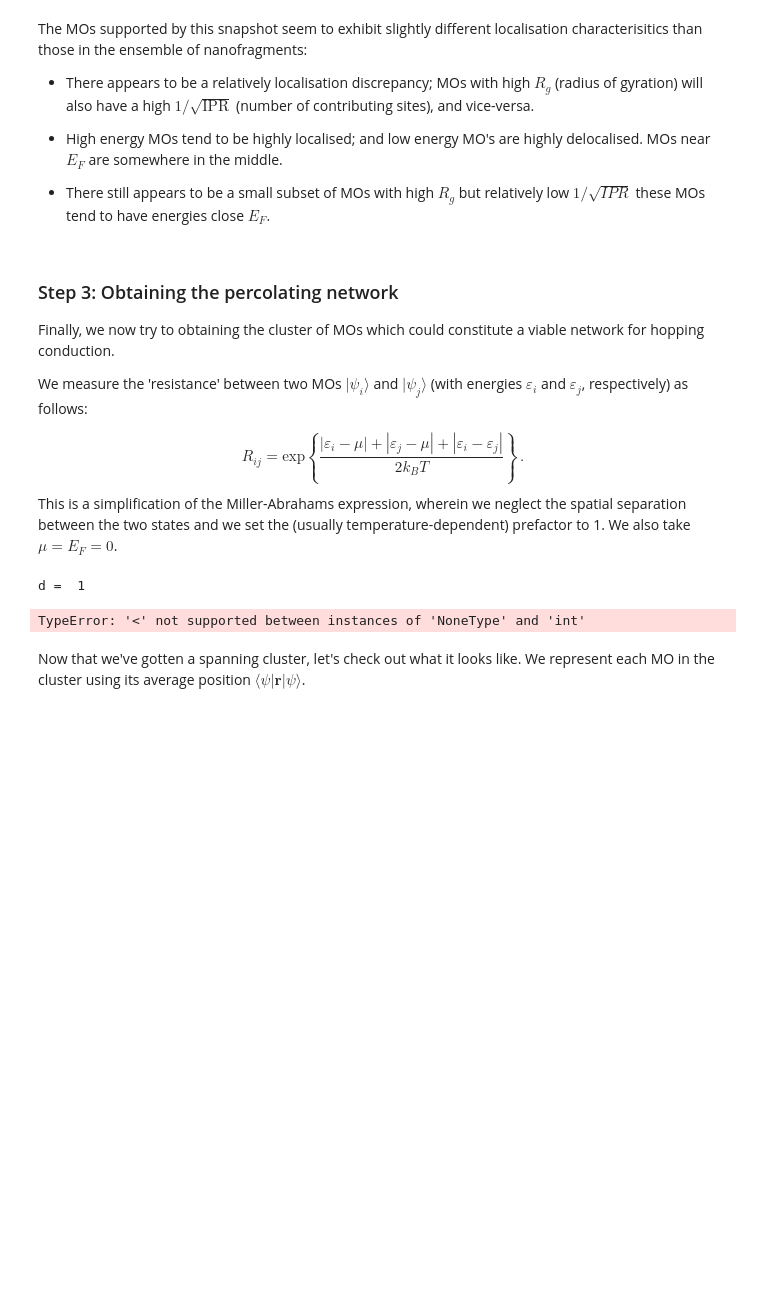
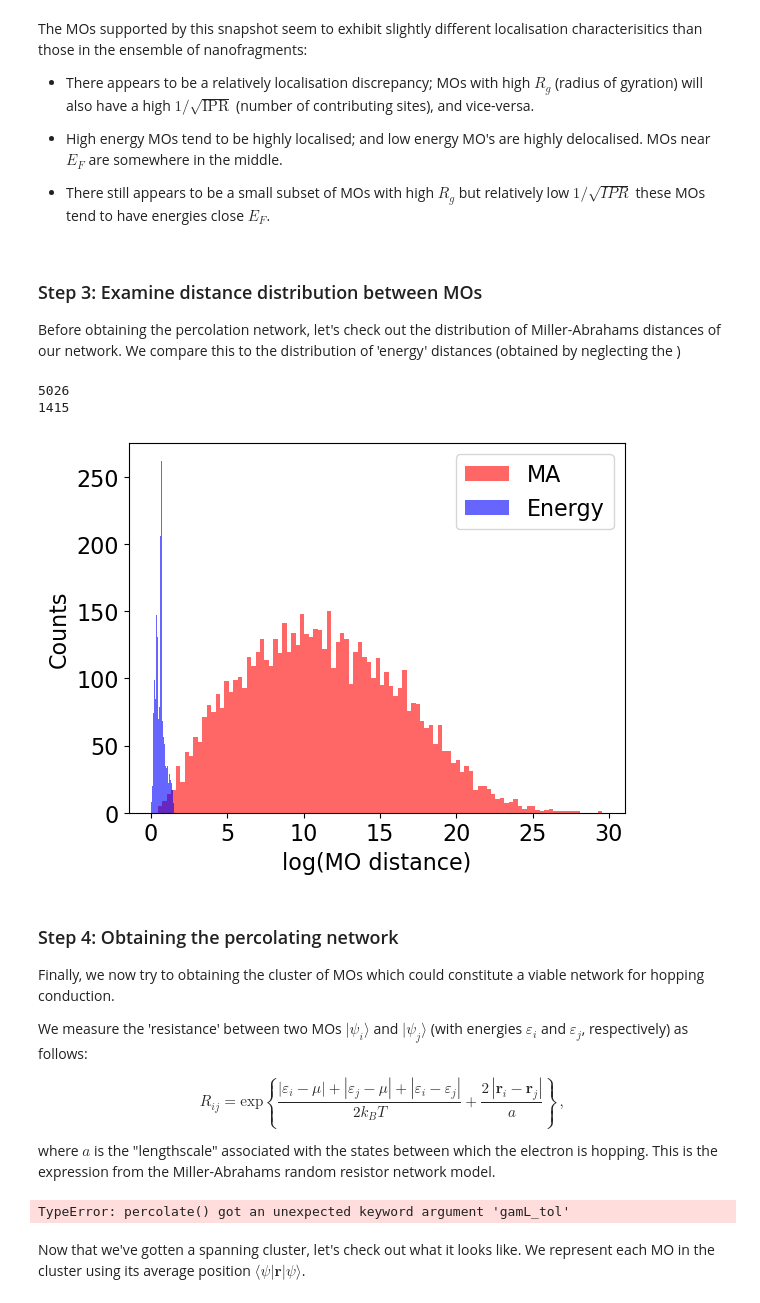
Before and after one commit to ngastellu/percolate_mac, a Jupyter notebook: proof_of_concept.ipynb, the cells around one changed output. Drawn from its saved outputs; the diff is of its cells as text; code cells hidden in the pictures; blank space fills up the shorter version.

```diff
--- a/proof_of_concept.ipynb
+++ b/proof_of_concept.ipynb
@@ -135,25 +167,53 @@ The MOs supported by this snapshot seem to exhibit slightly different localisati
 * High energy MOs tend to be highly localised; and low energy MO's are highly delocalised. MOs near $E_F$ are somewhere in the middle.
 
 * There still appears to be a small subset of MOs with high $R_g$ but relatively low $1/\sqrt{IPR}$ these MOs tend to have energies close $E_F$.
+# %% [markdown]
+### Step 3: Examine distance distribution between MOs
+
+Before obtaining the percolation network, let's check out the distribution of Miller-Abrahams distances of our network. We compare this to the distribution of 'energy' distances (obtained by neglecting the )
+# %%
+from percolate import dArray_MA, dArray_energy
+
+coms = qcm.MO_com(pos, M)
+
+distMA = dArray_MA(energies,coms,300, a0=30)
+distE = dArray_energy(energies,300)
+print((distMA > 1e3).sum())
+print((distMA <= 1e3).sum())
+
+fig, ax = plt.subplots()
+
+plt_utils.histogram(np.log(distMA),nbins=100,xlabel='log(MO distance)',show=False, normalised=False, plt_objs=(fig,ax),
+    plt_kwargs={'alpha': 0.6, 'color': 'r', 'label': 'MA'})
+plt_utils.histogram(np.log(distE),nbins=100,show=False, normalised=False, plt_objs=(fig,ax),
+    plt_kwargs={'alpha': 0.6, 'color': 'b', 'label': 'Energy'})
+plt.legend()
+#plt.axvline(x=np.mean(gamL) + 4*np.std(gamL), ymin=0, ymax=1, color='r', ls='--',lw=0.8)
+#plt.axvline(x=np.mean(gamR) + 4*np.std(gamR), ymin=0, ymax=1, color='b', ls='--',lw=0.8)
+plt.show()
+# %% [output]
+5026
+1415
+[figure, added]
 # %% [markdown]
-### Step 3: Obtaining the percolating network
+### Step 4: Obtaining the percolating network
 
 Finally, we now try to obtaining the cluster of MOs which could constitute a viable network for hopping conduction.
 
 We measure the 'resistance' between two MOs $|\psi_i\rangle$ and $|\psi_j\rangle$ (with energies $\varepsilon_i$ and $\varepsilon_j$, respectively) as follows:
 
 $$
-R_{ij} = \text{exp}\left\{\frac{|\varepsilon_i-\mu|+|\varepsilon_j-\mu| + |\varepsilon_i-\varepsilon_j|}{2k_{B}T}\right\}\,.
+R_{ij} = \text{exp}\left\{\frac{|\varepsilon_i-\mu|+|\varepsilon_j-\mu| + |\varepsilon_i-\varepsilon_j|}{2k_{B}T} + \frac{2\,|\bm{r}_i - \bm{r}_j |}{a}\right\}\,,
 $$
-This is a simplification of the Miller-Abrahams expression, wherein we neglect the spatial separation between the two states and we set the (usually temperature-dependent) prefactor to 1.
-We also take $\mu = E_F = 0$.
+
+where $a$ is the "lengthscale" associated with the states between which the electron is hopping.
+This is the expression from the Miller-Abrahams random resistor network model.
 # %%
 from percolate import percolate
 
-conduction_clusters, dcrit, A = percolate(energies, pos, M, gamma_tol=gammam, dmin=1, return_adjmat=True)
+conduction_clusters, dcrit, A = percolate(energies, pos, M, gamL_tol=gamL_tol,gamR_tol=gamR_tol, dmin=0.5,dstep=0.5, return_adjmat=True, distance='logMA')#, distance='energy')
 # %% [output]
-d =  1
+TypeError: percolate() got an unexpected keyword argument 'gamL_tol'
-TypeError: '<' not supported between instances of 'NoneType' and 'int'
 # %% [markdown]
 Now that we've gotten a spanning cluster, let's check out what it looks like. We represent each MO in the cluster using its average position $\langle\psi|\bm{r}|\psi\rangle$.
 # %%
```
Also changed, not shown: parts of 6 cells of this notebook, 2 other files.
